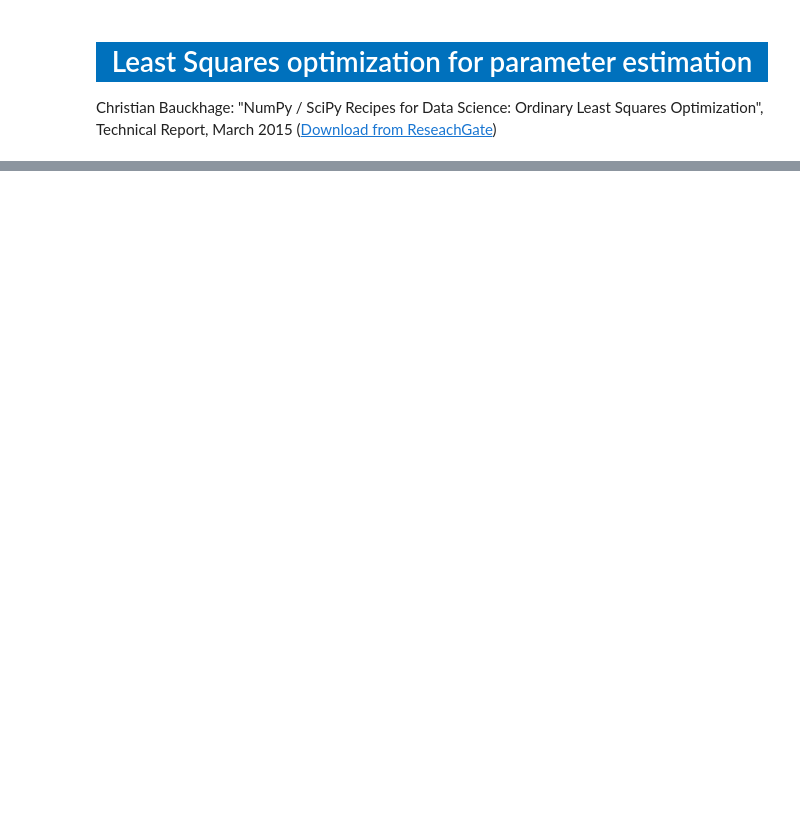
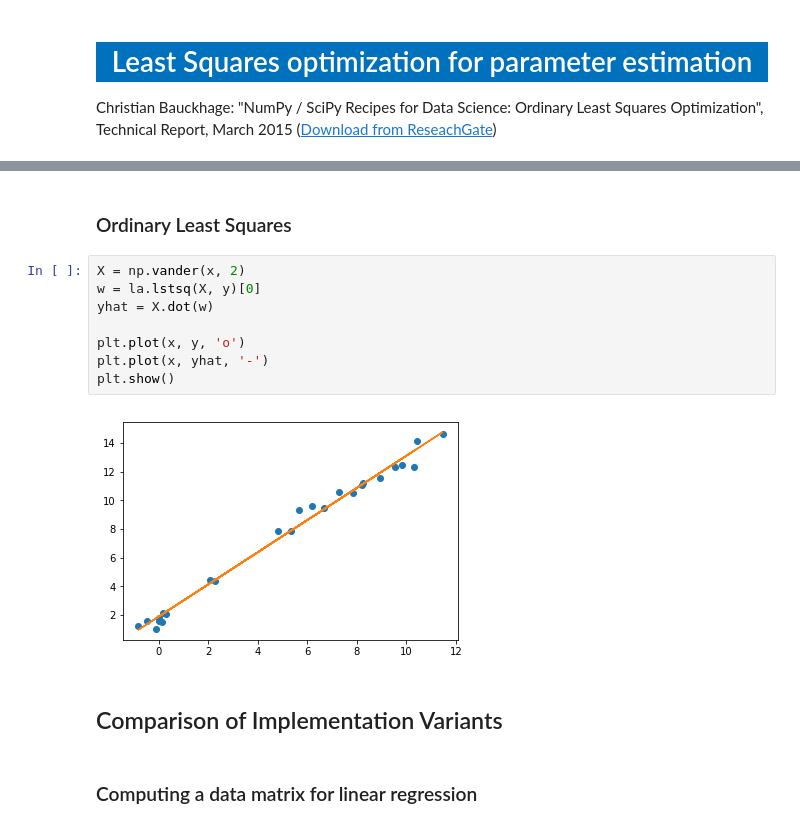
Before and after one commit to p3ml/recipes, a Jupyter notebook: Least Squares Optimization for Parameter Estimation.ipynb, the cells around one changed output, grey strips where cells are left out. Drawn from its saved outputs; the diff is of its cells as text; blank space fills up the shorter version.

```diff
--- a/Least Squares Optimization for Parameter Estimation.ipynb
+++ b/Least Squares Optimization for Parameter Estimation.ipynb
@@ -20,0 +37,16 @@ x, y = createXYLinearData(25)
+# %% [markdown]
+### Ordinary Least Squares
+# %%
+X = np.vander(x, 2)
+w = la.lstsq(X, y)[0]
+yhat = X.dot(w)
+
+plt.plot(x, y, 'o')
+plt.plot(x, yhat, '-')
+plt.show()
+# %% [output]
+[figure, added]
+# %% [markdown]
+## Comparison of Implementation Variants
+# %% [markdown]
+### Computing a data matrix for linear regression
```
Also changed, not shown: parts of 22 cells of this notebook.
